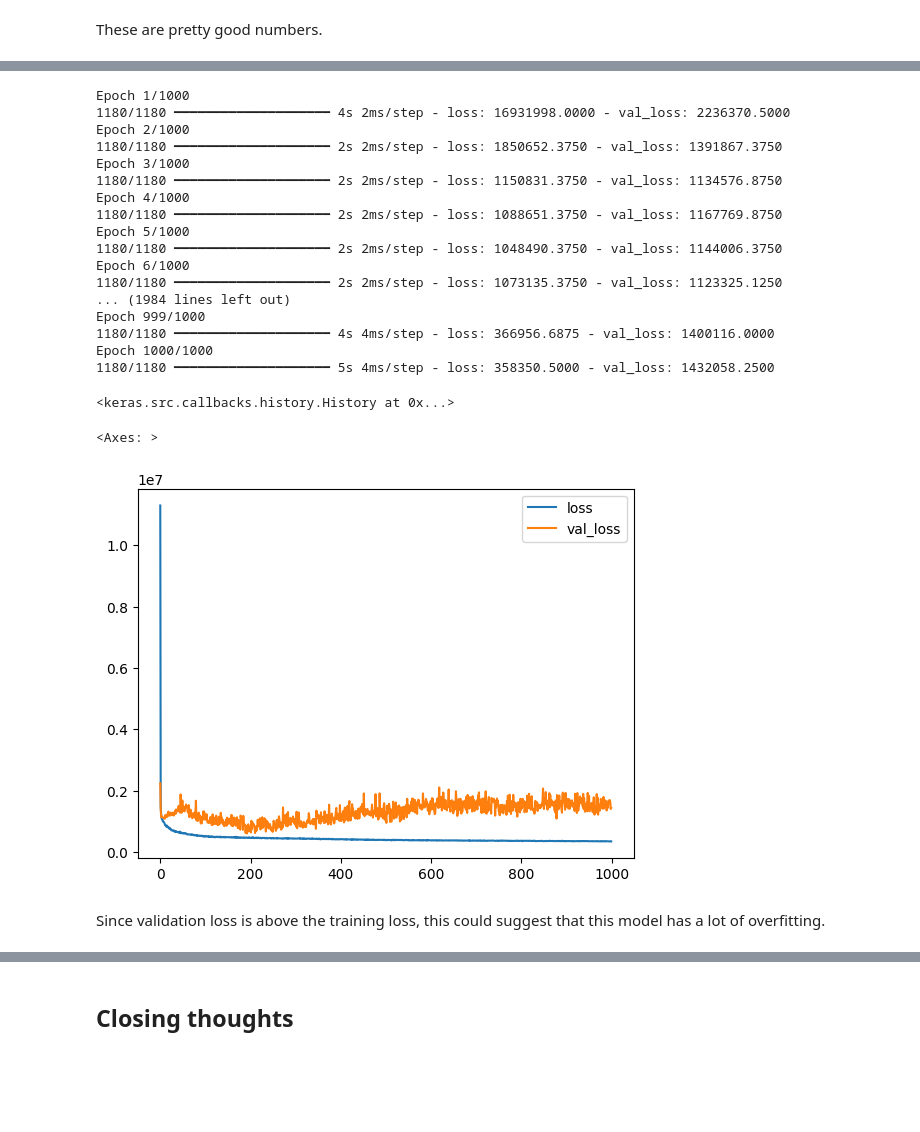
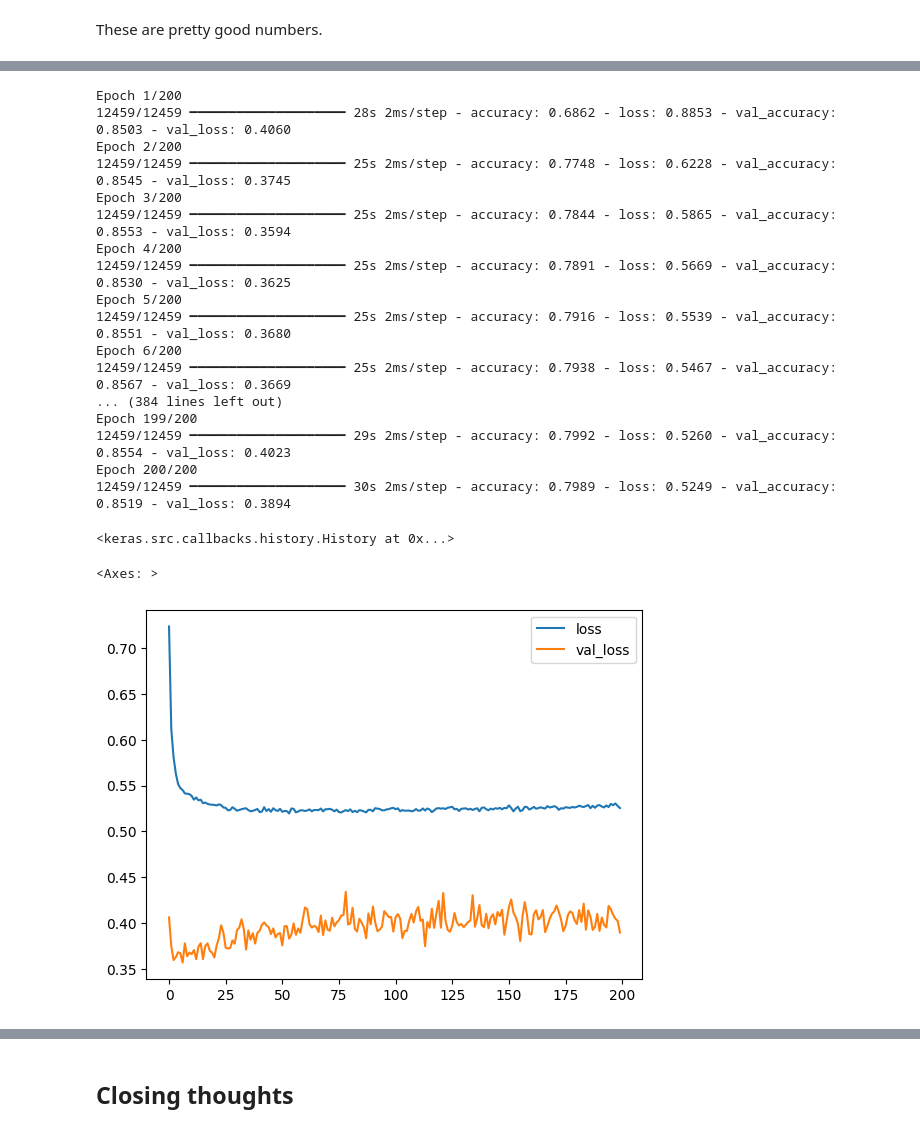
Before and after one commit to Boiminik/DPierdiluca_DL-Repo, a Jupyter notebook: CLASS-Personality/ann_classification_personality.ipynb, the cells around one changed output, grey strips where cells are left out. Cells and saved outputs as stored; diff of their text form; code cells hidden in the pictures; blank space fills up the shorter version.

Commit message:
tested a few models

```diff
--- a/CLASS-Personality/ann_classification_personality.ipynb
+++ b/CLASS-Personality/ann_classification_personality.ipynb
@@ -98,0 +116,3 @@ Validation data amount: 8091
+# %%
+categories = list(np.unique(df['Personality']))
+print(categories)
@@ -357 +617,4 @@ len(y_test)
+# %%
+X_train, X_temp, y_train, y_temp = train_test_split(X, y, test_size=0.2)
+X_val, X_test, y_val, y_test = train_test_split(X_temp, y_temp, test_size=0.5)
 # %% [markdown]
@@ -420,0 +622,20 @@ Model: "sequential_12"
+# %%
+# let's try with a simple neural network
+model = keras.Sequential(
+    [
+        layers.BatchNormalization(input_shape=(len(X.columns),)),
+        layers.Dense(24, activation="relu", ),
+        layers.Dropout(0.1),
+        layers.Dense(32, activation="relu"),
+        layers.Dropout(0.1),
+        layers.Dense(60, activation="relu"),
+        layers.Dense(len(categories), activation="softmax")
+    ]
+)
+
+optimal_lr = 0.0009083541784678265
+
+# compile the model, this time we use categorical crossentropy for loss -function
+# and we also measure the accuracy of our model in the metrics
+model.compile(optimizer=keras.optimizers.Adam(learning_rate=optimal_lr), loss='categorical_crossentropy', metrics=['accuracy'])
+model.summary()
@@ -421,29 +665,27 @@ Model: "sequential_12"
 # %%
-model.fit(x=X_train, y=y_train, epochs=1000, validation_data=(X_val, y_val))
+model.fit(x=X_train, y=y_train, epochs=200, validation_data=(X_val, y_val))
 # %% [output]
-Epoch 1/1000
-1180/1180 ━━━━━━━━━━━━━━━━━━━━ 4s 2ms/step - loss: 16931998.0000 - val_loss: 2236370.5000
-Epoch 2/1000
-1180/1180 ━━━━━━━━━━━━━━━━━━━━ 2s 2ms/step - loss: 1850652.3750 - val_loss: 1391867.3750
-Epoch 3/1000
-1180/1180 ━━━━━━━━━━━━━━━━━━━━ 2s 2ms/step - loss: 1150831.3750 - val_loss: 1134576.8750
-Epoch 4/1000
-1180/1180 ━━━━━━━━━━━━━━━━━━━━ 2s 2ms/step - loss: 1088651.3750 - val_loss: 1167769.8750
-Epoch 5/1000
-1180/1180 ━━━━━━━━━━━━━━━━━━━━ 2s 2ms/step - loss: 1048490.3750 - val_loss: 1144006.3750
-Epoch 6/1000
-1180/1180 ━━━━━━━━━━━━━━━━━━━━ 2s 2ms/step - loss: 1073135.3750 - val_loss: 1123325.1250
-... (1984 lines left out)
-Epoch 999/1000
-1180/1180 ━━━━━━━━━━━━━━━━━━━━ 4s 4ms/step - loss: 366956.6875 - val_loss: 1400116.0000
-Epoch 1000/1000
-1180/1180 ━━━━━━━━━━━━━━━━━━━━ 5s 4ms/step - loss: 358350.5000 - val_loss: 1432058.2500
+Epoch 1/200
+12459/12459 ━━━━━━━━━━━━━━━━━━━━ 28s 2ms/step - accuracy: 0.6862 - loss: 0.8853 - val_accuracy: 0.8503 - val_loss: 0.4060
+Epoch 2/200
+12459/12459 ━━━━━━━━━━━━━━━━━━━━ 25s 2ms/step - accuracy: 0.7748 - loss: 0.6228 - val_accuracy: 0.8545 - val_loss: 0.3745
+Epoch 3/200
+12459/12459 ━━━━━━━━━━━━━━━━━━━━ 25s 2ms/step - accuracy: 0.7844 - loss: 0.5865 - val_accuracy: 0.8553 - val_loss: 0.3594
+Epoch 4/200
+12459/12459 ━━━━━━━━━━━━━━━━━━━━ 25s 2ms/step - accuracy: 0.7891 - loss: 0.5669 - val_accuracy: 0.8530 - val_loss: 0.3625
+Epoch 5/200
+12459/12459 ━━━━━━━━━━━━━━━━━━━━ 25s 2ms/step - accuracy: 0.7916 - loss: 0.5539 - val_accuracy: 0.8551 - val_loss: 0.3680
+Epoch 6/200
+12459/12459 ━━━━━━━━━━━━━━━━━━━━ 25s 2ms/step - accuracy: 0.7938 - loss: 0.5467 - val_accuracy: 0.8567 - val_loss: 0.3669
+... (384 lines left out)
+Epoch 199/200
+12459/12459 ━━━━━━━━━━━━━━━━━━━━ 29s 2ms/step - accuracy: 0.7992 - loss: 0.5260 - val_accuracy: 0.8554 - val_loss: 0.4023
+Epoch 200/200
+12459/12459 ━━━━━━━━━━━━━━━━━━━━ 30s 2ms/step - accuracy: 0.7989 - loss: 0.5249 - val_accuracy: 0.8519 - val_loss: 0.3894
 <keras.src.callbacks.history.History at 0x...>
 # %%
 loss_df = pd.DataFrame(model.history.history)
-loss_df.plot()
+loss_df[['loss', 'val_loss']].plot()
 # %% [output]
 <Axes: >
-[figure, old version]
+[figure, new version]
-# %% [markdown]
-Since validation loss is above the training loss, this could suggest that this model has a lot of overfitting.
```
Also changed, not shown: parts of 205 cells of this notebook, 26 other files.
